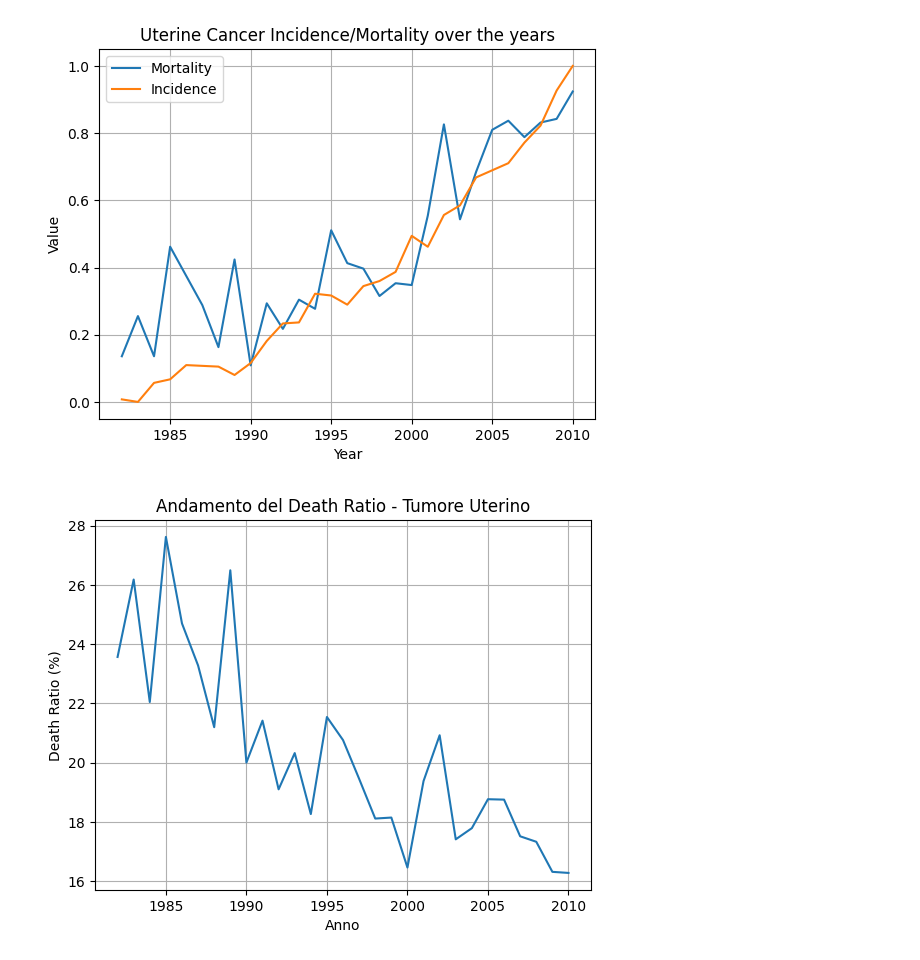
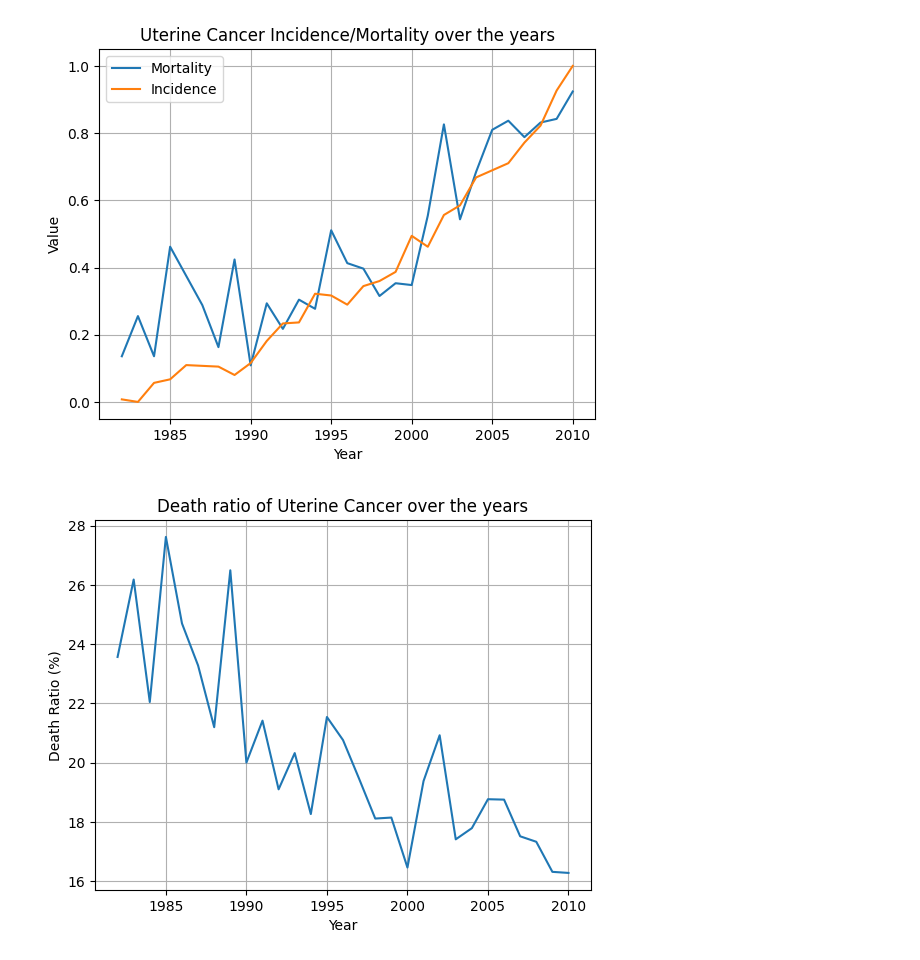
Before and after one commit to ChristianChimi/Australian-HealthCare-Cancer, a Jupyter notebook: Australian_Cancer_Health.ipynb, the cells around one changed output. Drawn from its saved outputs; the diff is of its cells as text; code cells hidden in the pictures.

```diff
--- a/Australian_Cancer_Health.ipynb
+++ b/Australian_Cancer_Health.ipynb
@@ -5,4 +5,4 @@ import pandas as pd
 df=pd.read_csv('healthcare.csv')
 # %%
 #As there are a lot of null data, i drop them.
-df.dropna()
+df=df.dropna()
@@ -23,11 +54,9 @@ df.dropna()
 # %%
-filtro = (df["Cancer_Type"] == "Uterine cancer") & (df["Type"] == "Mortality")
-
-uterine_df1= df[filtro]
+filter = (df["Cancer_Type"] == "Uterine cancer") & (df["Type"] == "Mortality")
+uterine_df1= df[filter]
 uterine_df1=uterine_df1.dropna()
 
-filtro = (df["Cancer_Type"] == "Uterine cancer") & (df["Type"] == "Incidence")
-
-uterine_df2= df[filtro]
+filter = (df["Cancer_Type"] == "Uterine cancer") & (df["Type"] == "Incidence")
+uterine_df2= df[filter]
 uterine_df2=uterine_df2.dropna()
 # %%
@@ -92,14 +104,13 @@ plt.show()
 # %% [output]
 [figure]
 # %%
+#Evaluating % values of death ratio of uterine cancer over the years
 uterine_df1['Death_Ratio']=uterine_df1['Sum']/uterine_df1['Sum_Death']
-
-# Creare il grafico
 plt.plot(uterine_df1['Year'], uterine_df1['Death_Ratio']*100 )
-plt.xlabel('Anno')
+plt.xlabel('Year')
 plt.ylabel('Death Ratio (%)')
-plt.title('Andamento del Death Ratio - Tumore Uterino')
+plt.title('Death ratio of Uterine Cancer over the years')
 plt.grid(True)
 plt.show()
 # %% [output]
-[figure, old version]
+[figure, new version]
```
Also changed, not shown: parts of 10 cells of this notebook.
